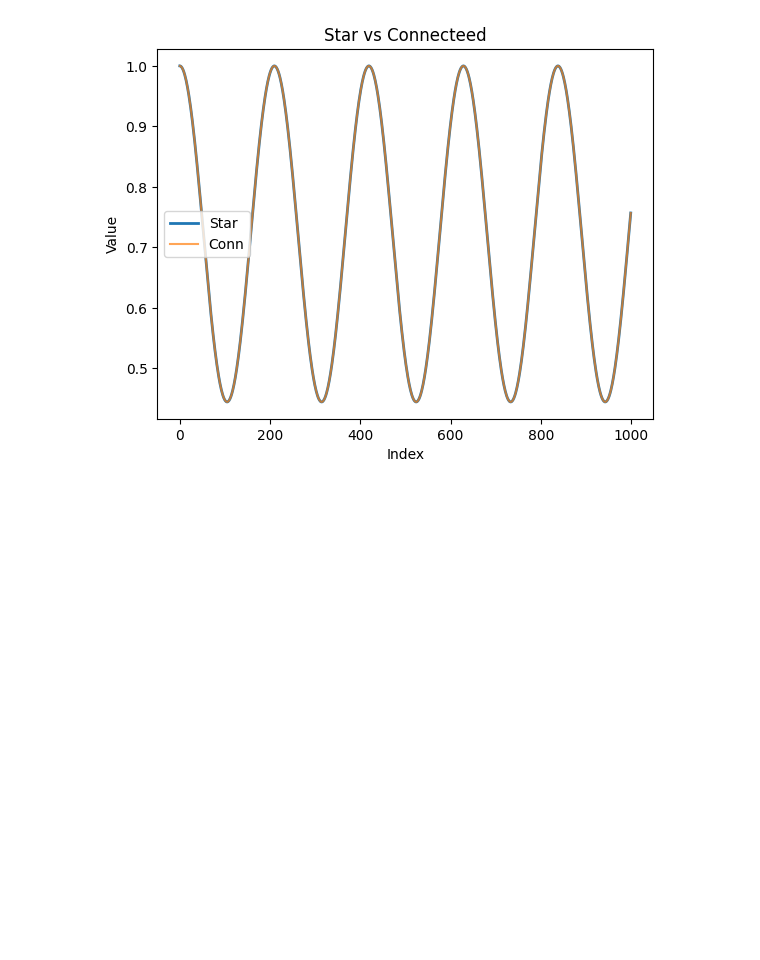
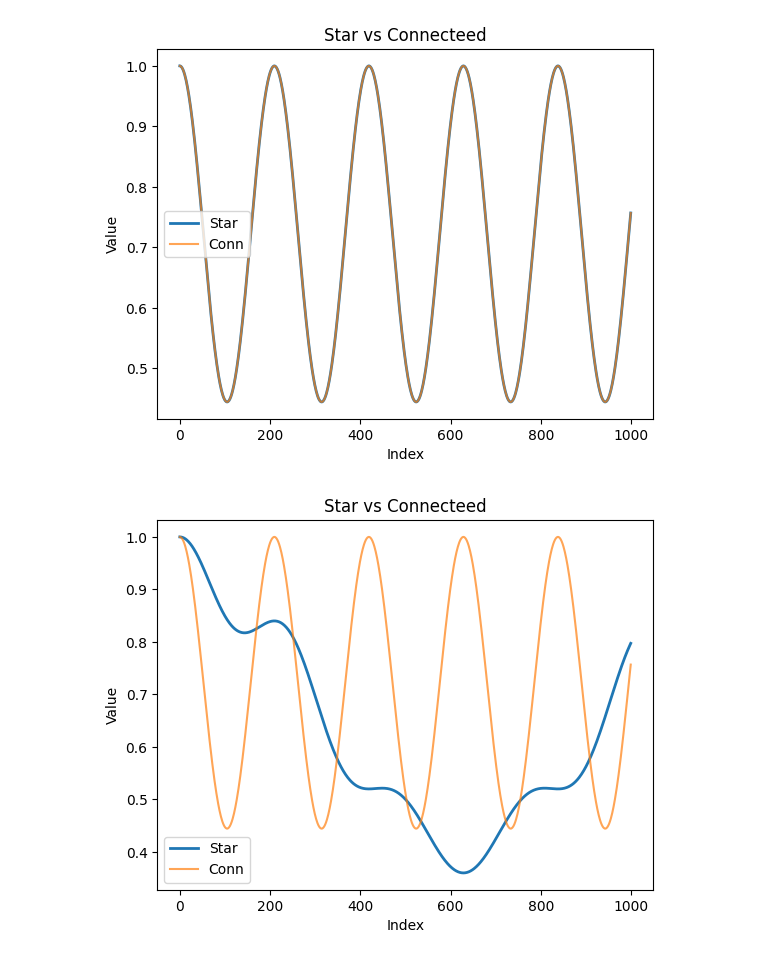
Before and after one commit to lresteghini/Quantum-Walks-course, a Jupyter notebook: Continuous_time_walks.ipynb, the cells around one changed output. Saved outputs shown, nothing was run; the diff lists cells and outputs as text; code cells hidden in the pictures; blank space fills up the shorter version.

```diff
--- a/Continuous_time_walks.ipynb
+++ b/Continuous_time_walks.ipynb
@@ -417,3 +417,34 @@ ax.legend() # This shows the labels we defined in the plot calls
 plt.show()
 # %% [output]
 [figure]
+# %%
+graph_size = 6
+
+x = np.zeros(graph_size, dtype=np.complex128)  # position vector
+x[1] = 1
+
+state = x
+Star_origin = Measure_site(state, 1, 10, 1000, Laplace_star)
+Conn_origin = Measure_site(state, 1, 10, 1000, Laplace_conn)
+# %%
+import matplotlib.pyplot as plt
+import numpy as np
+
+# Create a single plot (1 row, 1 column)
+fig, ax = plt.subplots()
+
+# Plot the first dataset
+ax.plot(np.arange(len(Star_origin)), Star_origin, label="Star", linewidth=2)
+
+# Plot the second dataset on the same 'ax'
+ax.plot(np.arange(len(Conn_origin)), Conn_origin, label="Conn", alpha=0.7)
+
+# Add styling and clarity
+ax.set_title("Star vs Connecteed")
+ax.set_xlabel("Index")
+ax.set_ylabel("Value")
+ax.legend() # This shows the labels we defined in the plot calls
+
+plt.show()
+# %% [output]
+[figure, added]
```
